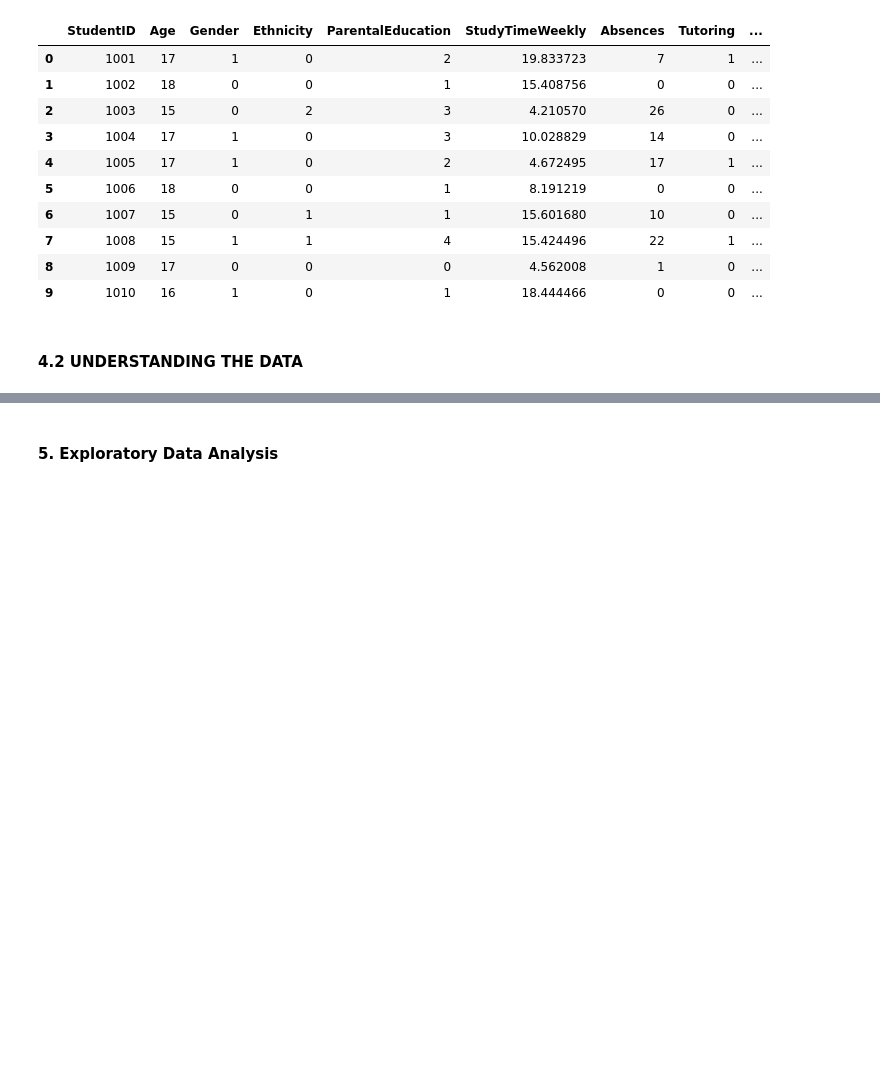
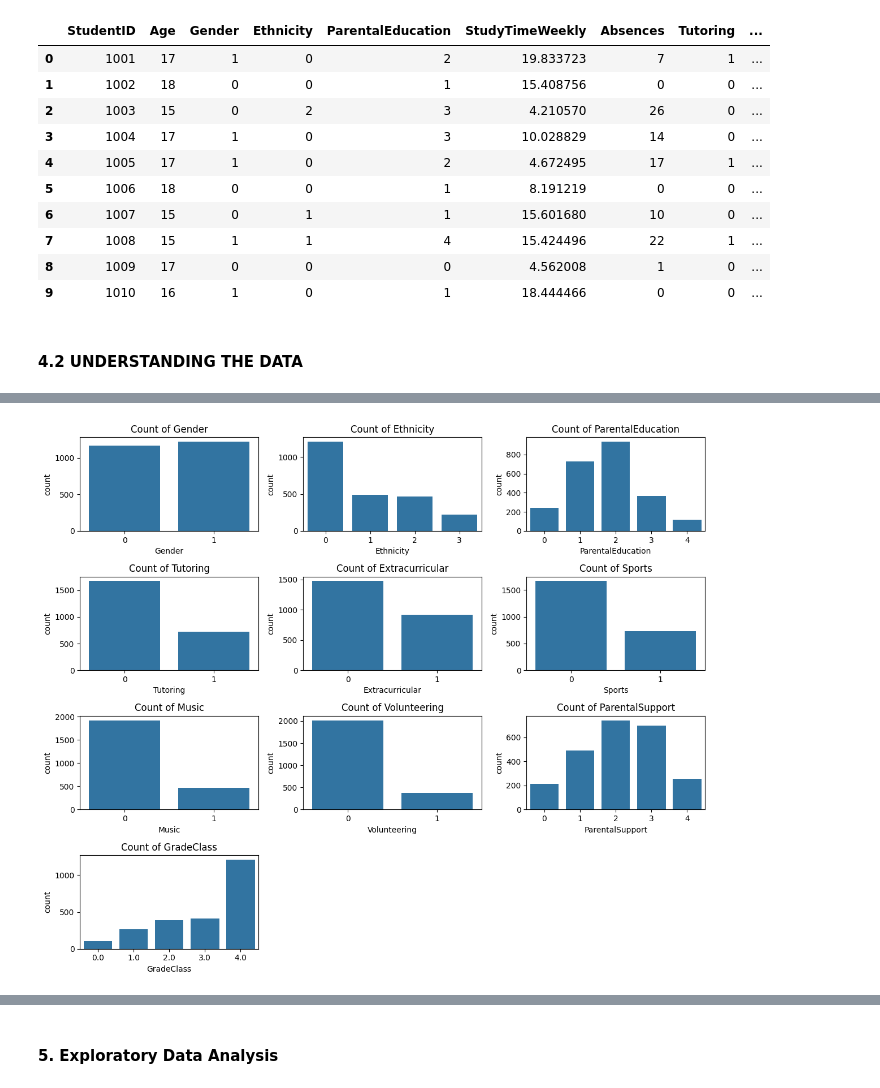
Before and after one commit to Marcus-Moen/MLG382-PROJECT-1, a Jupyter notebook: Project.ipynb, the cells around one changed output, grey strips where cells are left out. Cells and saved outputs as stored; diff of their text form; code cells hidden in the pictures; blank space fills up the shorter version.

```diff
--- a/Project.ipynb
+++ b/Project.ipynb
@@ -77,0 +109,13 @@ memory usage: 280.4 KB
+# %%
+categorical_cols = ['Gender','Ethnicity','ParentalEducation','Tutoring','Extracurricular',
+                    'Sports','Music','Volunteering','ParentalSupport','GradeClass']
+
+plt.figure(figsize=(12,10))
+for i, col in enumerate(categorical_cols):
+    plt.subplot(4,3,i+1)
+    sns.countplot(x=df[col])
+    plt.title(f"Count of {col}")
+plt.tight_layout()
+plt.show()
+# %% [output]
+[figure, added]
```
Also changed, not shown: parts of 19 cells of this notebook.
